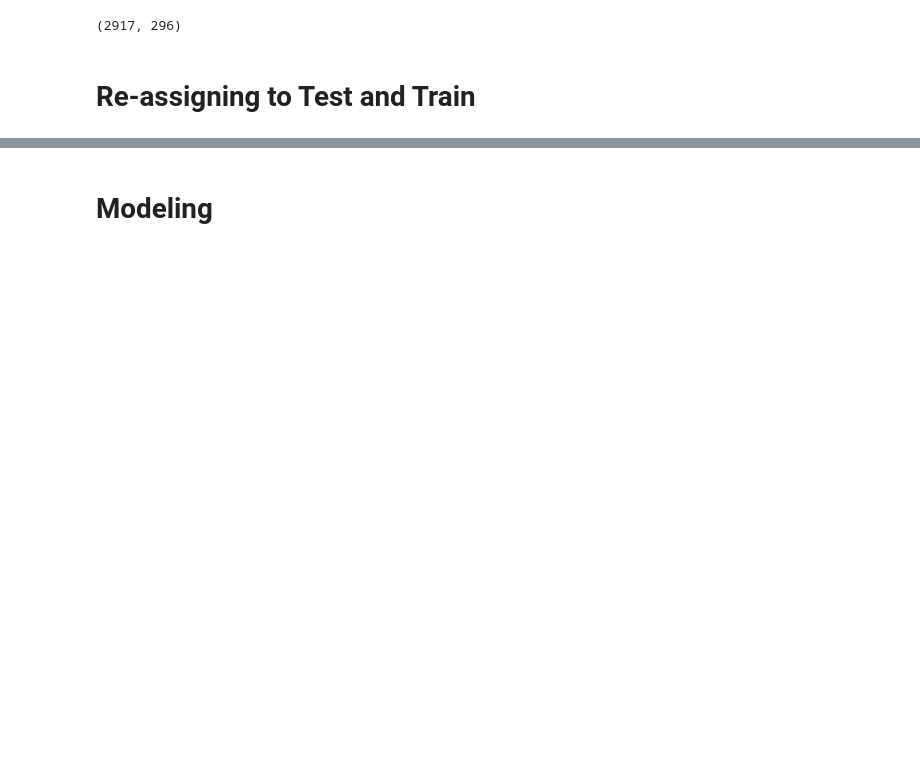
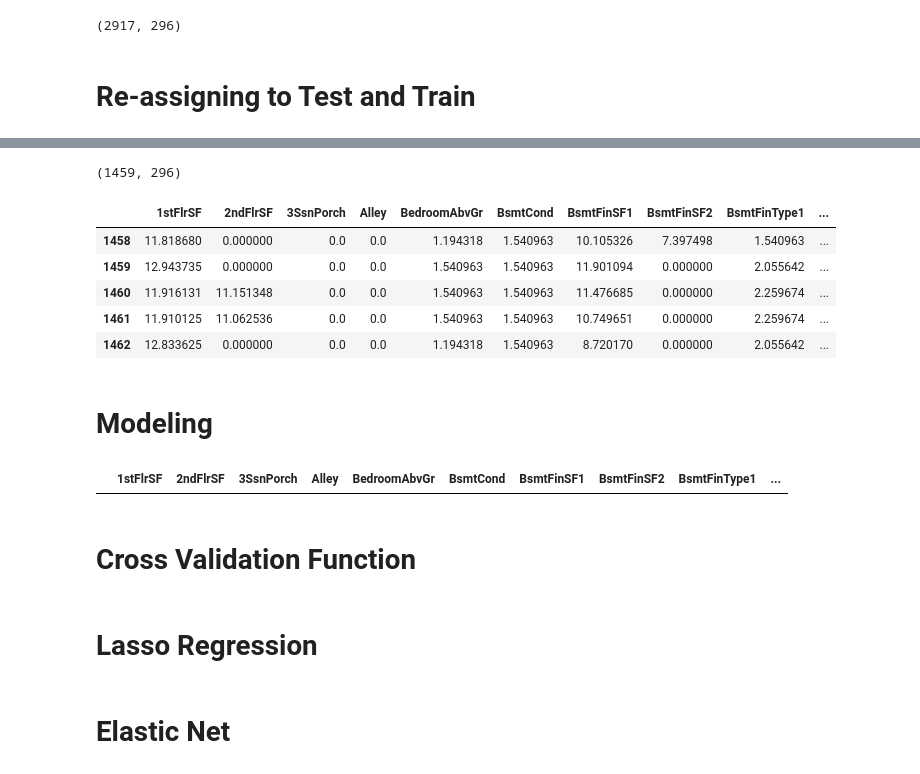
Before and after one commit to anselsantos/Machine_Learning_Kaggle, a Jupyter notebook: suicide_squad_machine_learning_kaggle.ipynb, the cells around one changed output, grey strips where cells are left out. Cells and saved outputs as stored; diff of their text form; code cells hidden in the pictures; blank space fills up the shorter version.

```diff
--- a/suicide_squad_machine_learning_kaggle.ipynb
+++ b/suicide_squad_machine_learning_kaggle.ipynb
@@ -278,4 +277,13 @@ LFna_df.head(10)
 # %%
+
+all_df.loc[:, "GarageYrBlt"] = all_df.loc[:, "GarageYrBlt"].fillna(all_df['YearBuilt'])
+all_df.loc[:, "BsmtFinSF1"] = all_df.loc[:, "BsmtFinSF1"].fillna(0)
+all_df.loc[:, "BsmtFinSF2"] = all_df.loc[:, "BsmtFinSF2"].fillna(0)
+all_df.loc[:, "TotalBsmtSF"] = all_df.loc[:, "TotalBsmtSF"].fillna(0)
+all_df.loc[:, "LivBsmtArea"] = all_df.loc[:, "LivBsmtArea"].fillna(all_df['TotalBsmtSF'] + all_df['GrLivArea'])
+
+
+
 # By missing at random, decided to fill NA with 0 for BedroomAbvGr as missingness can be interpreted to be directly
 # related to lack of vaue
 all_df.loc[:, "BedroomAbvGr"] = all_df.loc[:, "BedroomAbvGr"].fillna(0)
@@ -367,7 +375,7 @@ all_df = all_df.replace({"MSSubClass" : {20 : "SC20", 30 : "SC30", 40 : "SC40",
                                    7 : "Jul", 8 : "Aug", 9 : "Sep", 10 : "Oct", 11 : "Nov", 12 : "Dec"}
                       })
 
-all_df['YrSold'] = [str(x) for x in all_df['YrSold']]
+all_df['YrSold'] = ["Year" + str(x) for x in all_df['YrSold']]
 # %%
 # Encoding categorical features as ordered numbers after gathering inside of order from description
 
@@ -575,3 +609,14 @@ train.head()
+# %%
+print (test.shape)
+test.head()
+# %% [output]
+(1459, 296)
+|  | 1stFlrSF | 2ndFlrSF | 3SsnPorch | Alley | BedroomAbvGr | BsmtCond | BsmtFinSF1 | BsmtFinSF2 | BsmtFinType1 | ... |
+| 1458 | 11.818680 | 0.000000 | 0.0 | 0.0 | 1.194318 | 1.540963 | 10.105326 | 7.397498 | 1.540963 | ... |
+| 1459 | 12.943735 | 0.000000 | 0.0 | 0.0 | 1.540963 | 1.540963 | 11.901094 | 0.000000 | 2.055642 | ... |
+| 1460 | 11.916131 | 11.151348 | 0.0 | 0.0 | 1.540963 | 1.540963 | 11.476685 | 0.000000 | 2.259674 | ... |
+| 1461 | 11.910125 | 11.062536 | 0.0 | 0.0 | 1.540963 | 1.540963 | 10.749651 | 0.000000 | 2.259674 | ... |
+| 1462 | 12.833625 | 0.000000 | 0.0 | 0.0 | 1.194318 | 1.540963 | 8.720170 | 0.000000 | 2.055642 | ... |
 # %% [markdown]
 # Modeling
 # %%
@@ -585,3 +630,11 @@ from sklearn.model_selection import KFold, cross_val_score, train_test_split
 from sklearn.metrics import mean_squared_error
 import xgboost as xgb
 import lightgbm as lgb
+# %%
+index = all_df.index[np.sum(np.isnan(all_df), axis=1)>0]
+all_df_na = all_df.loc[index, :]
+all_df_na.head(10)
+# %% [output]
+|  | 1stFlrSF | 2ndFlrSF | 3SsnPorch | Alley | BedroomAbvGr | BsmtCond | BsmtFinSF1 | BsmtFinSF2 | BsmtFinType1 | ... |
+# %% [markdown]
+# Cross Validation Function
@@ -587,0 +648,2 @@ import lightgbm as lgb
+# %% [markdown]
+# Lasso Regression
@@ -587,0 +652,2 @@ import lightgbm as lgb
+# %% [markdown]
+# Elastic Net
```
Also changed, not shown: parts of 24 cells of this notebook.
